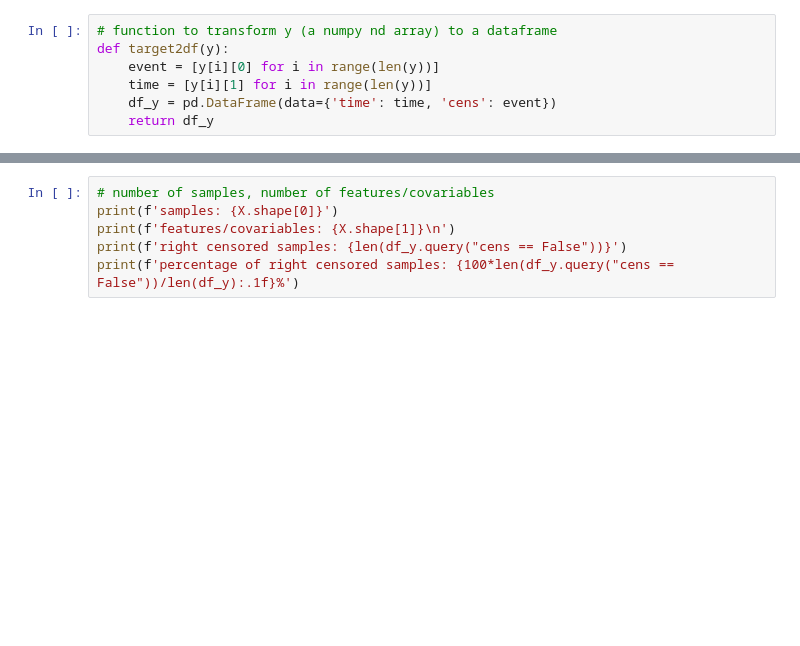
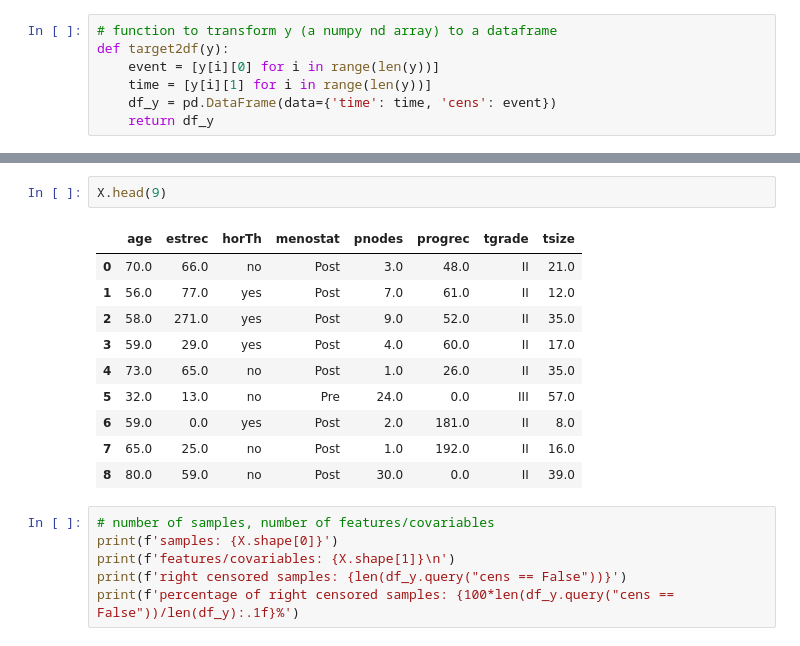
Before and after one commit to camferna/Experimental-comparison-for-time-to-event-analysis-through-the-concordance-index, a Jupyter notebook: GBCSG2_Cindex_comparison.ipynb, the cells around one changed output, grey strips where cells are left out. Saved outputs shown, nothing was run; the diff lists cells and outputs as text; blank space fills up the shorter version.

```diff
--- a/GBCSG2_Cindex_comparison.ipynb
+++ b/GBCSG2_Cindex_comparison.ipynb
@@ -39,3 +39,16 @@ df_y.head(10)
+# %%
+X.head(9)
+# %% [output]
+|  | age | estrec | horTh | menostat | pnodes | progrec | tgrade | tsize |
+| 0 | 70.0 | 66.0 | no | Post | 3.0 | 48.0 | II | 21.0 |
+| 1 | 56.0 | 77.0 | yes | Post | 7.0 | 61.0 | II | 12.0 |
+| 2 | 58.0 | 271.0 | yes | Post | 9.0 | 52.0 | II | 35.0 |
+| 3 | 59.0 | 29.0 | yes | Post | 4.0 | 60.0 | II | 17.0 |
+| 4 | 73.0 | 65.0 | no | Post | 1.0 | 26.0 | II | 35.0 |
+| 5 | 32.0 | 13.0 | no | Pre | 24.0 | 0.0 | III | 57.0 |
+| 6 | 59.0 | 0.0 | yes | Post | 2.0 | 181.0 | II | 8.0 |
+| 7 | 65.0 | 25.0 | no | Post | 1.0 | 192.0 | II | 16.0 |
+| 8 | 80.0 | 59.0 | no | Post | 30.0 | 0.0 | II | 39.0 |
 # %%
 # number of samples, number of features/covariables
 print(f'samples: {X.shape[0]}')
```
Also changed, not shown: parts of 12 cells of this notebook.
